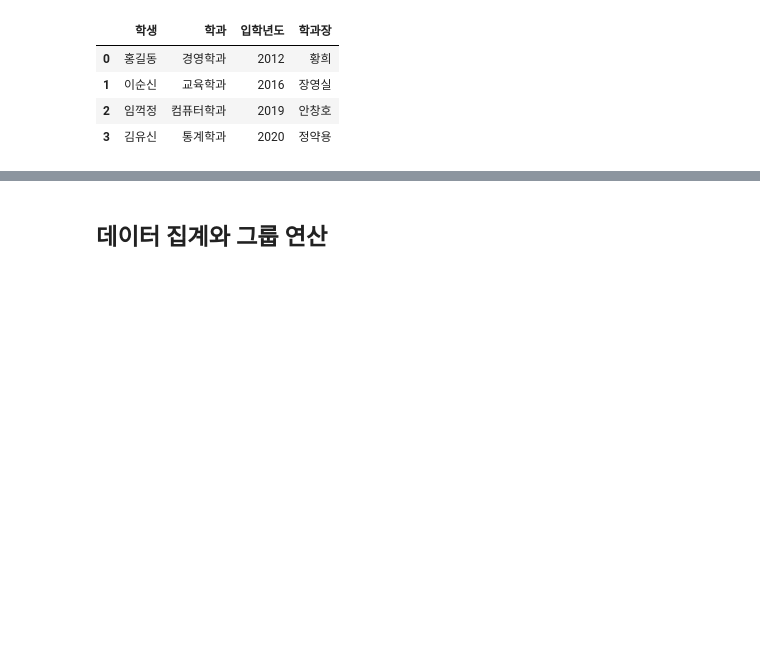
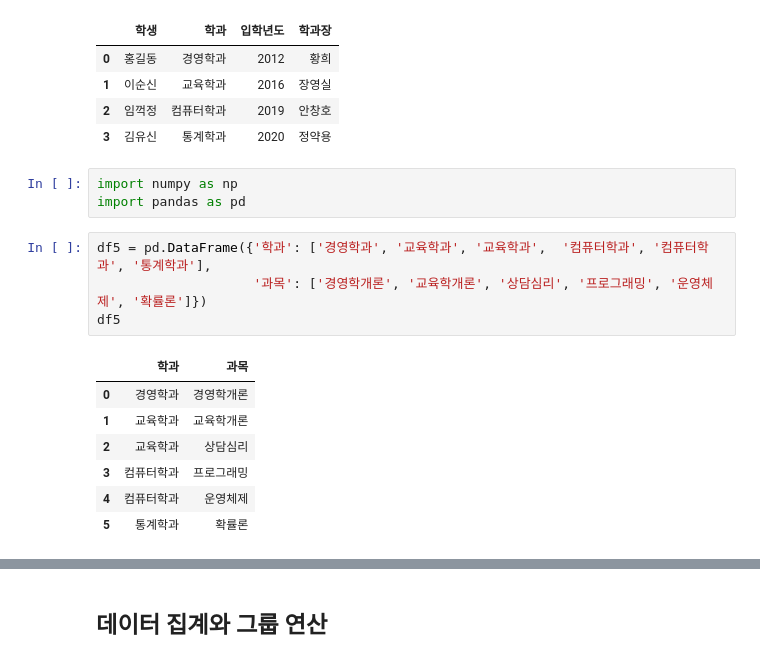
Before and after one commit to mkbahk/PandasLearning, a Jupyter notebook: _Pandas_한번에_제대로_배우기.ipynb, the cells around one changed output, grey strips where cells are left out. Saved outputs shown, nothing was run; the diff lists cells and outputs as text; blank space fills up the shorter version.

```diff
--- a/_Pandas_한번에_제대로_배우기.ipynb
+++ b/_Pandas_한번에_제대로_배우기.ipynb
@@ -2179,3 +2179,18 @@ pd.merge(df3, df4)
 | 1 | 이순신 | 교육학과 | 2016 | 장영실 |
 | 2 | 임꺽정 | 컴퓨터학과 | 2019 | 안창호 |
 | 3 | 김유신 | 통계학과 | 2020 | 정약용 |
+# %%
+import numpy as np
+import pandas as pd
+# %%
+df5 = pd.DataFrame({'학과': ['경영학과', '교육학과', '교육학과',  '컴퓨터학과', '컴퓨터학과', '통계학과'],
+                    '과목': ['경영학개론', '교육학개론', '상담심리', '프로그래밍', '운영체제', '확률론']})
+df5
+# %% [output]
+|  | 학과 | 과목 |
+| 0 | 경영학과 | 경영학개론 |
+| 1 | 교육학과 | 교육학개론 |
+| 2 | 교육학과 | 상담심리 |
+| 3 | 컴퓨터학과 | 프로그래밍 |
+| 4 | 컴퓨터학과 | 운영체제 |
+| 5 | 통계학과 | 확률론 |
```
Also changed, not shown: parts of 22 cells of this notebook.
